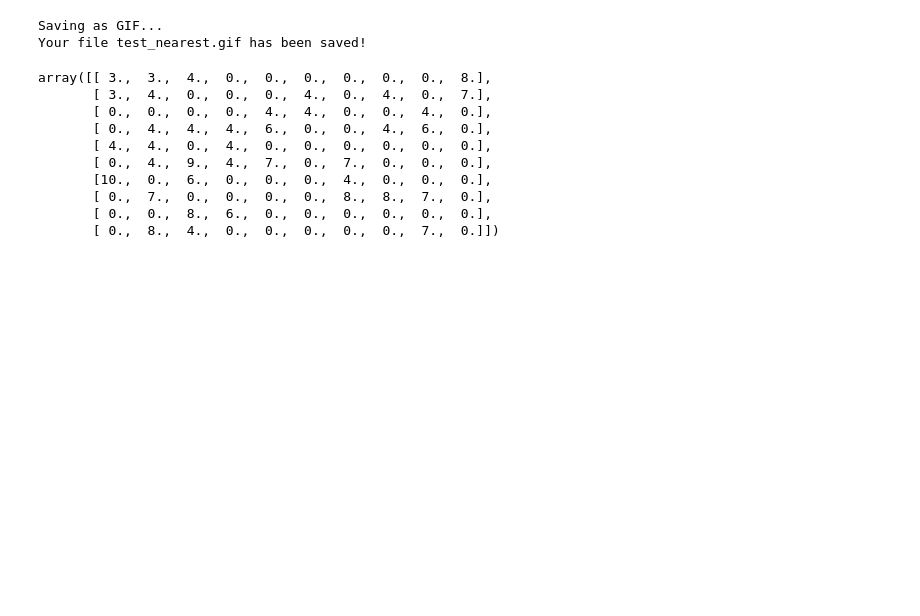
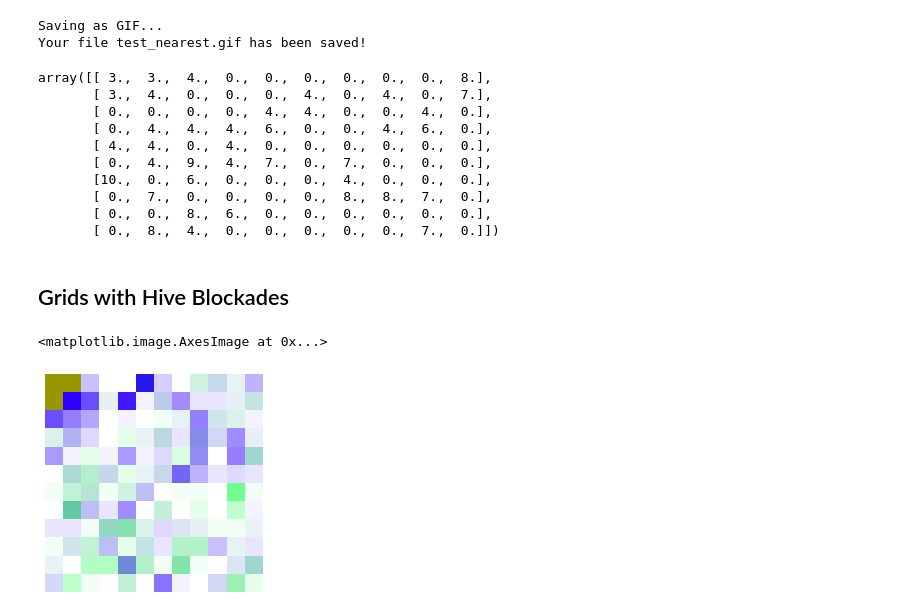
Before and after one commit to kavyakvk/adversarial-environment-generation, a Jupyter notebook: explore_maps_from_pickle.ipynb, the cells around one changed output. Saved outputs shown, nothing was run; the diff lists cells and outputs as text; code cells hidden in the pictures; blank space fills up the shorter version.

Commit message:
GA avg elite evolution utils

```diff
--- a/explore_maps_from_pickle.ipynb
+++ b/explore_maps_from_pickle.ipynb
@@ -128,3 +129,22 @@ array([[ 3.,  3.,  4.,  0.,  0.,  0.,  0.,  0.,  0.,  8.],
        [ 0.,  7.,  0.,  0.,  0.,  0.,  8.,  8.,  7.,  0.],
        [ 0.,  0.,  8.,  6.,  0.,  0.,  0.,  0.,  0.,  0.],
        [ 0.,  8.,  4.,  0.,  0.,  0.,  0.,  0.,  7.,  0.]])
+# %% [markdown]
+## Grids with Hive Blockades
+# %%
+# get array visualizing average of a group of grids
+%matplotlib inline
+def get_average_grid(grids, env_params):
+    empty = np.zeros_like(grids[0])
+    processed_grids = np.array([get_ani_frame((empty, g, empty), env_params) for g in grids])
+    return np.mean(processed_grids, axis = 0).astype('uint8')
+#     return processed_grids
+
+
+num_elite = 20
+avg_g = get_average_grid(grids[40][:num_elite], env_params)
+plt.axis('off')
+plt.imshow(avg_g.astype('uint8'))
+# %% [output]
+<matplotlib.image.AxesImage at 0x...>
+[figure, added]
```
Also changed, not shown: parts of 11 cells of this notebook, 1 other file.
